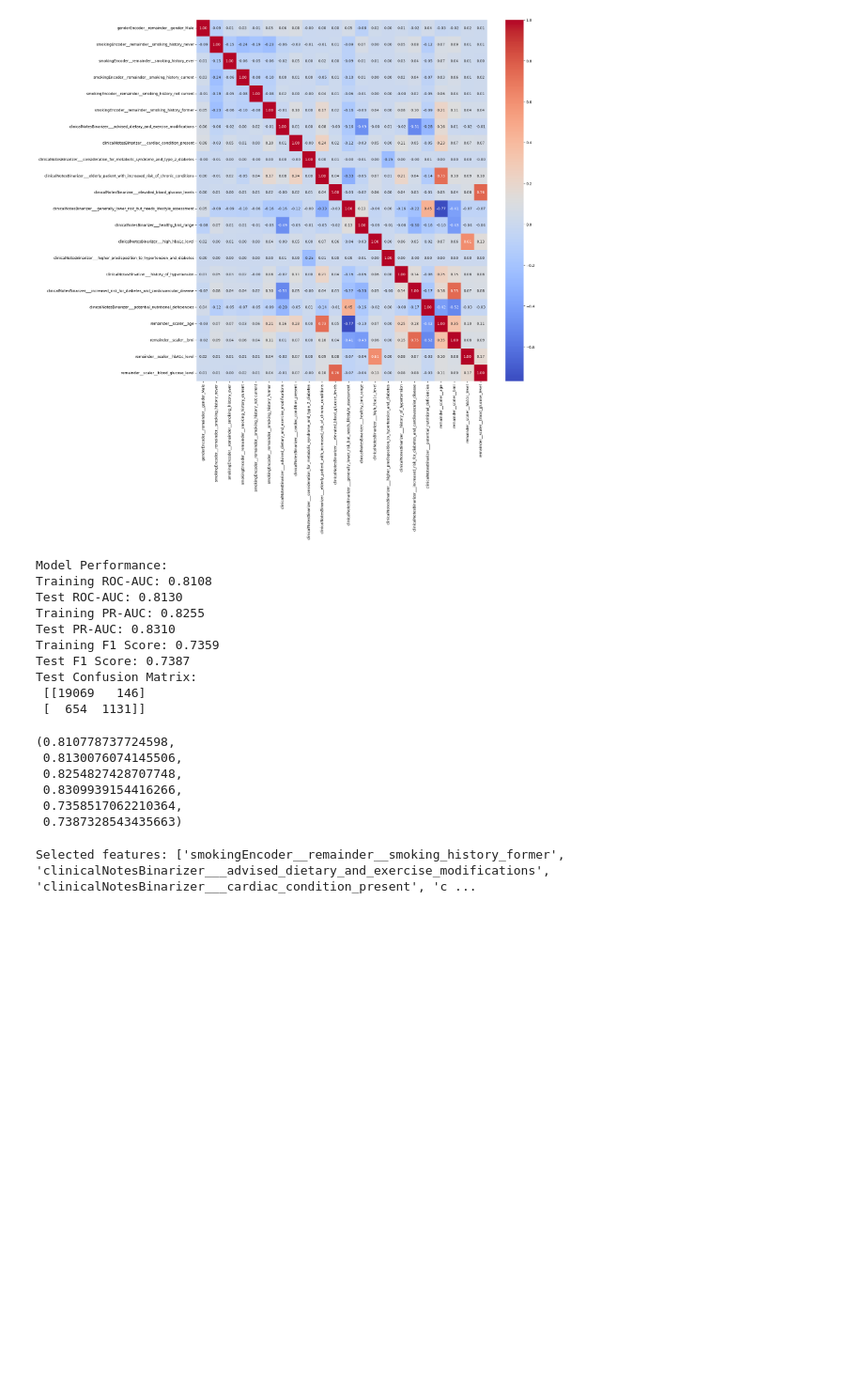
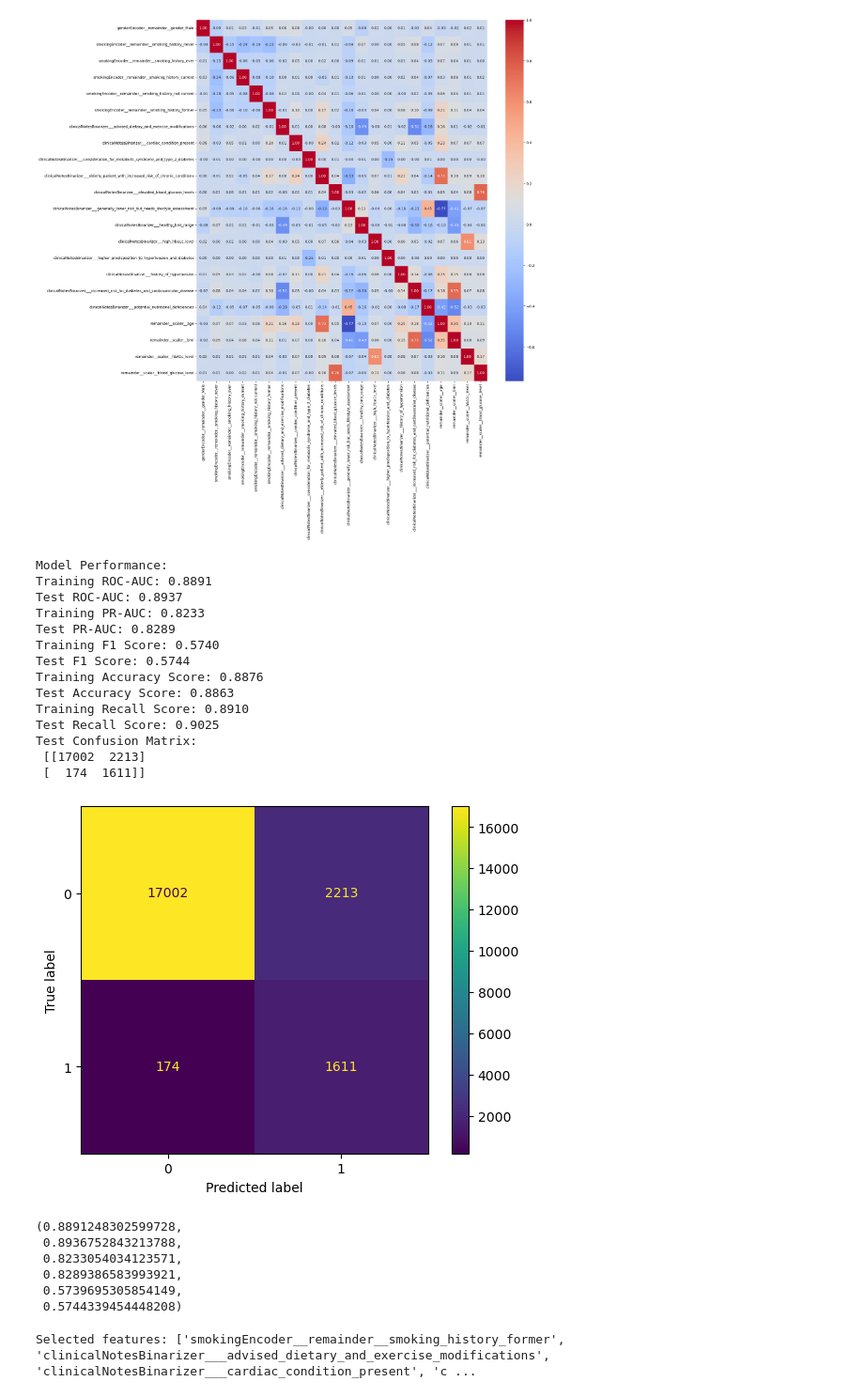
Before and after one commit to kasia-sko/ML, a Jupyter notebook: projekt_1/budowa_krok_2_1.ipynb, the cells around one changed output. Shown at 94% size. Cells and saved outputs as stored; diff of their text form; code cells hidden in the pictures; blank space fills up the shorter version.

```diff
--- a/projekt_1/budowa_krok_2_1.ipynb
+++ b/projekt_1/budowa_krok_2_1.ipynb
@@ -204,6 +204,11 @@ def scores_model(X_train_transformed_df, X_test_transformed_df, model):
     test_pr_auc = auc(recall_test, precision_test)     # PR-AUC for test
     train_f1 = f1_score(y_train, y_train_pred)         # F1 score for training
     test_f1 = f1_score(y_test, y_test_pred)            # F1 score for test
+    train_recall = recall_score(y_train, y_train_pred)
+    test_recall = recall_score(y_test, y_test_pred)
+    train_prec = accuracy_score(y_train, y_train_pred)
+    test_prec = accuracy_score(y_test, y_test_pred)
+    cfm = confusion_matrix(y_test, y_test_pred)
 
     # Print results
     print("\nModel Performance:")
@@ -213,28 +218,40 @@ def scores_model(X_train_transformed_df, X_test_transformed_df, model):
     print(f"Test PR-AUC: {test_pr_auc:.4f}")
     print(f"Training F1 Score: {train_f1:.4f}")
     print(f"Test F1 Score: {test_f1:.4f}")
-    print("Test Confusion Matrix:\n", confusion_matrix(y_test, y_test_pred))
+    print(f"Training Accuracy Score: {train_prec:.4f}")
+    print(f"Test Accuracy Score: {test_prec:.4f}")
+    print(f"Training Recall Score: {train_recall:.4f}")
+    print(f"Test Recall Score: {test_recall:.4f}")
+    print("Test Confusion Matrix:\n", cfm)
+    disp = ConfusionMatrixDisplay(cfm)
+    disp.plot()
+    plt.show()
     return (train_roc_auc, test_roc_auc, train_pr_auc, test_pr_auc, train_f1, test_f1)
 # %%
-model = LogisticRegression()
+model = LogisticRegression(class_weight='balanced')
 scores_model(X_train_transformed_df, X_test_transformed_df, model)
 # %% [output]
 Model Performance:
-Training ROC-AUC: 0.8108
-Test ROC-AUC: 0.8130
-Training PR-AUC: 0.8255
-Test PR-AUC: 0.8310
-Training F1 Score: 0.7359
-Test F1 Score: 0.7387
+Training ROC-AUC: 0.8891
+Test ROC-AUC: 0.8937
+Training PR-AUC: 0.8233
+Test PR-AUC: 0.8289
+Training F1 Score: 0.5740
+Test F1 Score: 0.5744
+Training Accuracy Score: 0.8876
+Test Accuracy Score: 0.8863
+Training Recall Score: 0.8910
+Test Recall Score: 0.9025
 Test Confusion Matrix:
- [[19069   146]
- [  654  1131]]
+ [[17002  2213]
+ [  174  1611]]
+[figure, added]
-(0.810778737724598,
- 0.8130076074145506,
- 0.8254827428707748,
- 0.8309939154416266,
- 0.7358517062210364,
- 0.7387328543435663)
+(0.8891248302599728,
+ 0.8936752843213788,
+ 0.8233054034123571,
+ 0.8289386583993921,
+ 0.5739695305854149,
+ 0.5744339454448208)
 # %%
 sel = SelectKBest(f_classif, k=15)
 X_train_sel = sel.fit_transform(X_train_transformed_df, y_train)
```
Also changed, not shown: parts of 16 cells of this notebook.
